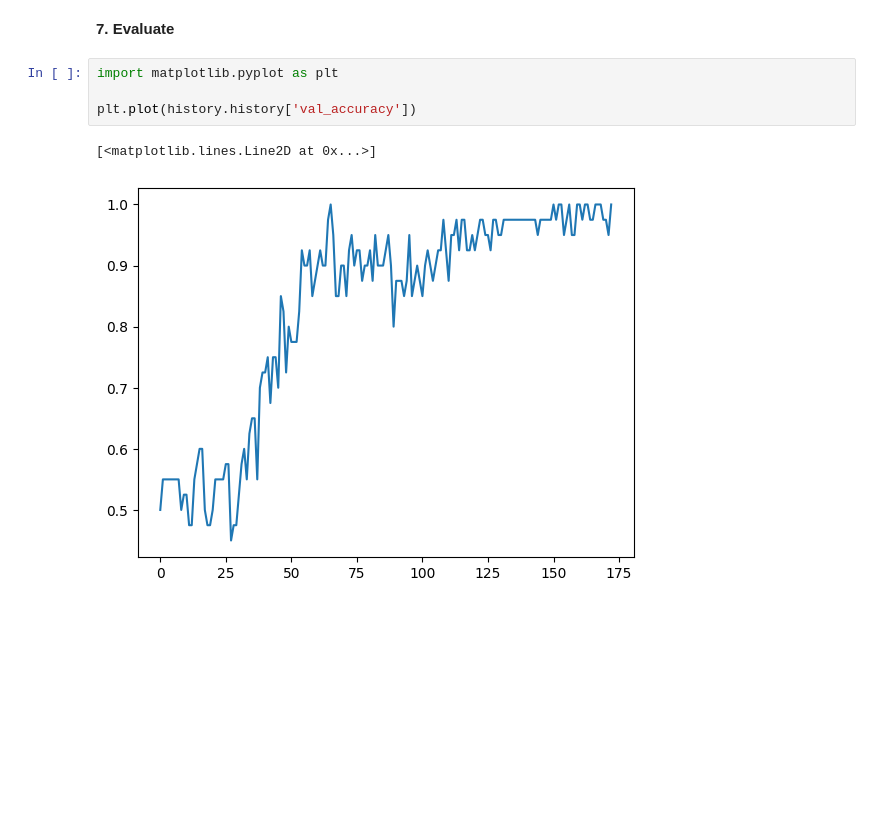
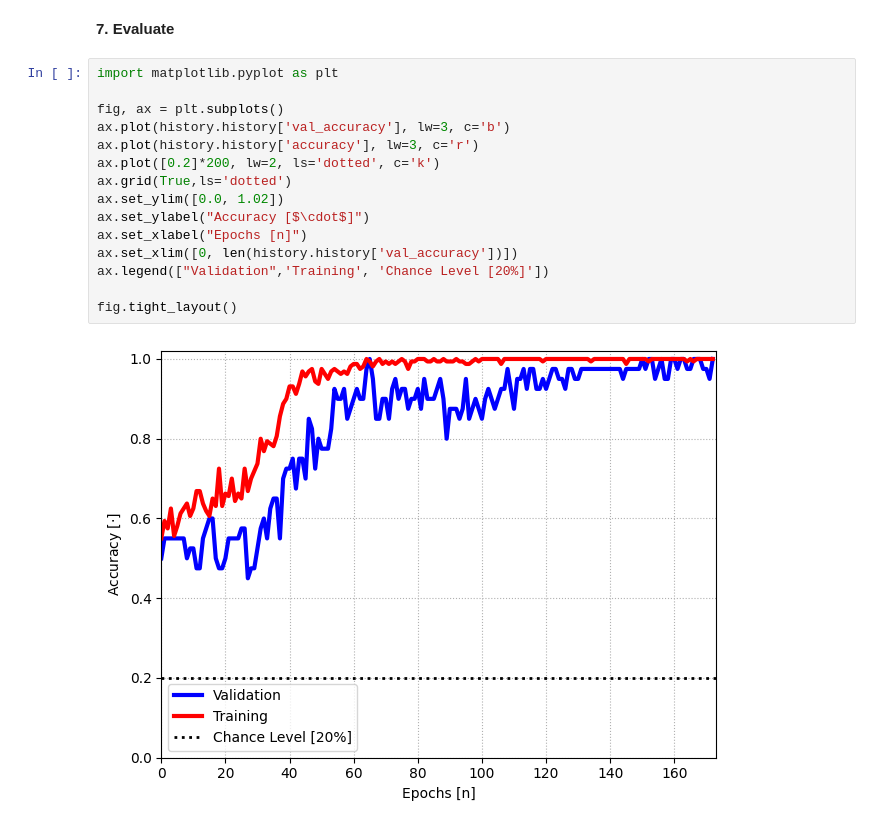
Before and after one commit to CPqD/eeg-decoding-framework, a Jupyter notebook: main_openbmi_eegnet.ipynb, the cells around one changed output. Cells and saved outputs as stored; diff of their text form; blank space fills up the shorter version.

```diff
--- a/main_openbmi_eegnet.ipynb
+++ b/main_openbmi_eegnet.ipynb
@@ -207,10 +201,20 @@ Restoring model weights from the end of the best epoch: 153.
 # %%
 import matplotlib.pyplot as plt
 
-plt.plot(history.history['val_accuracy'])
+fig, ax = plt.subplots()
+ax.plot(history.history['val_accuracy'], lw=3, c='b')
+ax.plot(history.history['accuracy'], lw=3, c='r')
+ax.plot([0.2]*200, lw=2, ls='dotted', c='k')
+ax.grid(True,ls='dotted')
+ax.set_ylim([0.0, 1.02])
+ax.set_ylabel("Accuracy [$\cdot$]")
+ax.set_xlabel("Epochs [n]")
+ax.set_xlim([0, len(history.history['val_accuracy'])])
+ax.legend(["Validation",'Training', 'Chance Level [20%]'])
+
+fig.tight_layout()
 # %% [output]
-[<matplotlib.lines.Line2D at 0x...>]
-[figure, old version]
+[figure, new version]
 # %%
 class_names = list(epochs_train.event_id.keys())
 y_pred = clf_model.predict(X_test)
```
Also changed, not shown: parts of 3 cells of this notebook, 4 other files.
